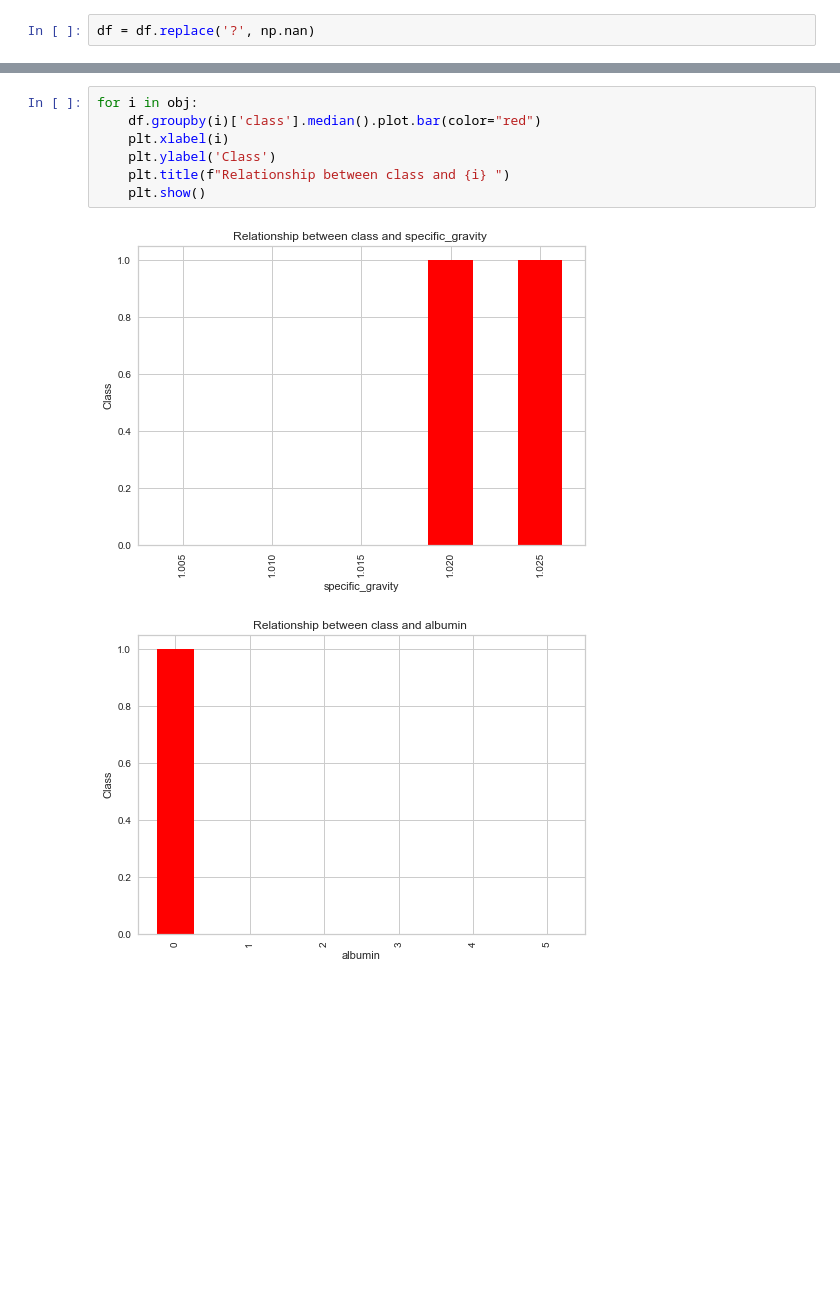
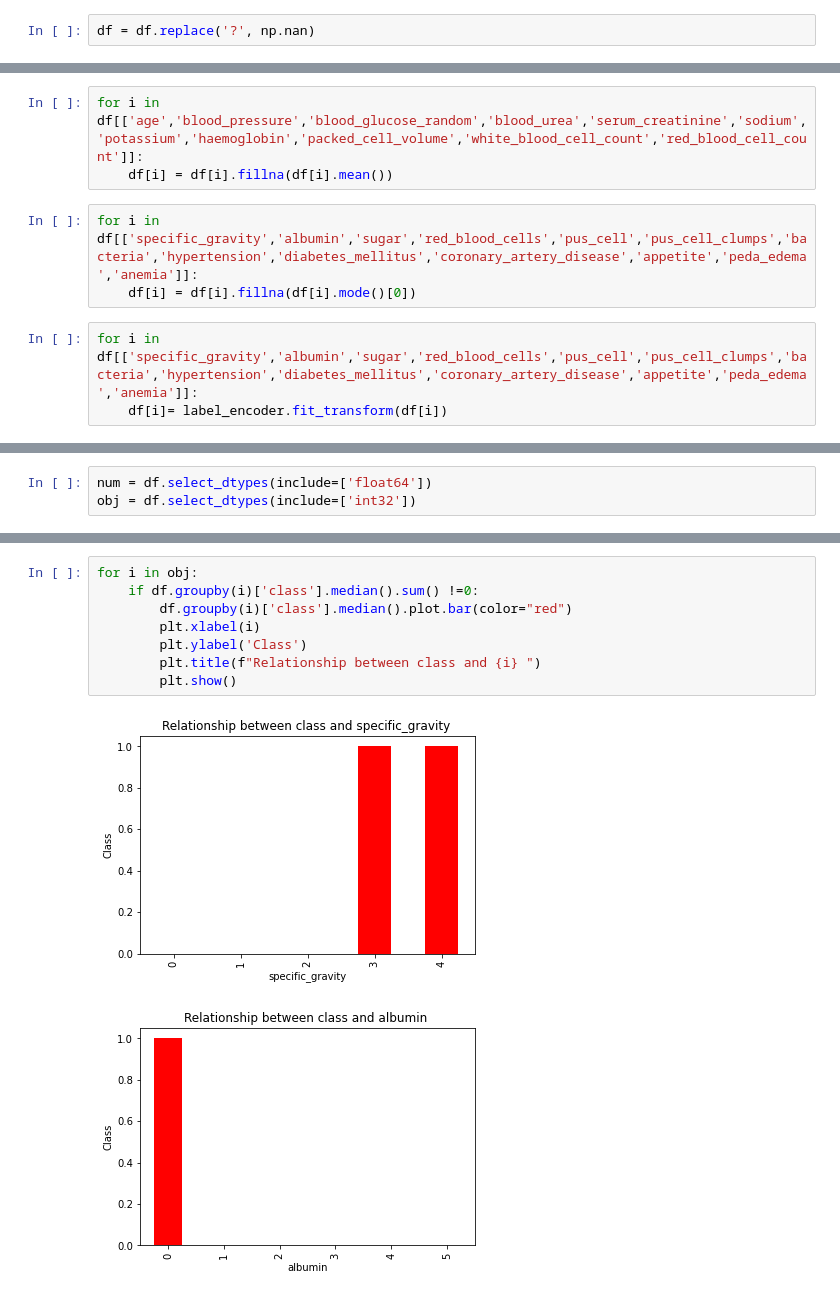
Before and after one commit to RoukaiaKHELIFI/Chronical_Kidney_Disease, a Jupyter notebook: CKD_project.ipynb, the cells around one changed output, grey strips where cells are left out. Drawn from its saved outputs; the diff is of its cells as text; blank space fills up the shorter version.

```diff
--- a/CKD_project.ipynb
+++ b/CKD_project.ipynb
@@ -118,0 +116,9 @@ df = df.replace('?', np.nan)
+# %%
+for i in df[['age','blood_pressure','blood_glucose_random','blood_urea','serum_creatinine','sodium','potassium','haemoglobin','packed_cell_volume','white_blood_cell_count','red_blood_cell_count']]:
+    df[i] = df[i].fillna(df[i].mean())
+# %%
+for i in df[['specific_gravity','albumin','sugar','red_blood_cells','pus_cell','pus_cell_clumps','bacteria','hypertension','diabetes_mellitus','coronary_artery_disease','appetite','peda_edema','anemia']]:
+    df[i] = df[i].fillna(df[i].mode()[0])
+# %%
+for i in df[['specific_gravity','albumin','sugar','red_blood_cells','pus_cell','pus_cell_clumps','bacteria','hypertension','diabetes_mellitus','coronary_artery_disease','appetite','peda_edema','anemia']]:
+    df[i]= label_encoder.fit_transform(df[i])
@@ -119,3 +135,6 @@ df = df.replace('?', np.nan)
+# %%
+num = df.select_dtypes(include=['float64'])
+obj = df.select_dtypes(include=['int32'])
 # %%
 num.hist(figsize=(30,20),color='red')
 plt.show()
@@ -124,10 +143,11 @@ plt.show()
 # %%
 for i in obj:
-    df.groupby(i)['class'].median().plot.bar(color="red")
-    plt.xlabel(i)
-    plt.ylabel('Class')
-    plt.title(f"Relationship between class and {i} ")
-    plt.show()
+    if df.groupby(i)['class'].median().sum() !=0:
+        df.groupby(i)['class'].median().plot.bar(color="red")
+        plt.xlabel(i)
+        plt.ylabel('Class')
+        plt.title(f"Relationship between class and {i} ")
+        plt.show()
 # %% [output]
-[figure, old version]
+[figure, new version]
-[figure, old version]
+[figure, new version]
```
Also changed, not shown: parts of 36 cells of this notebook.
